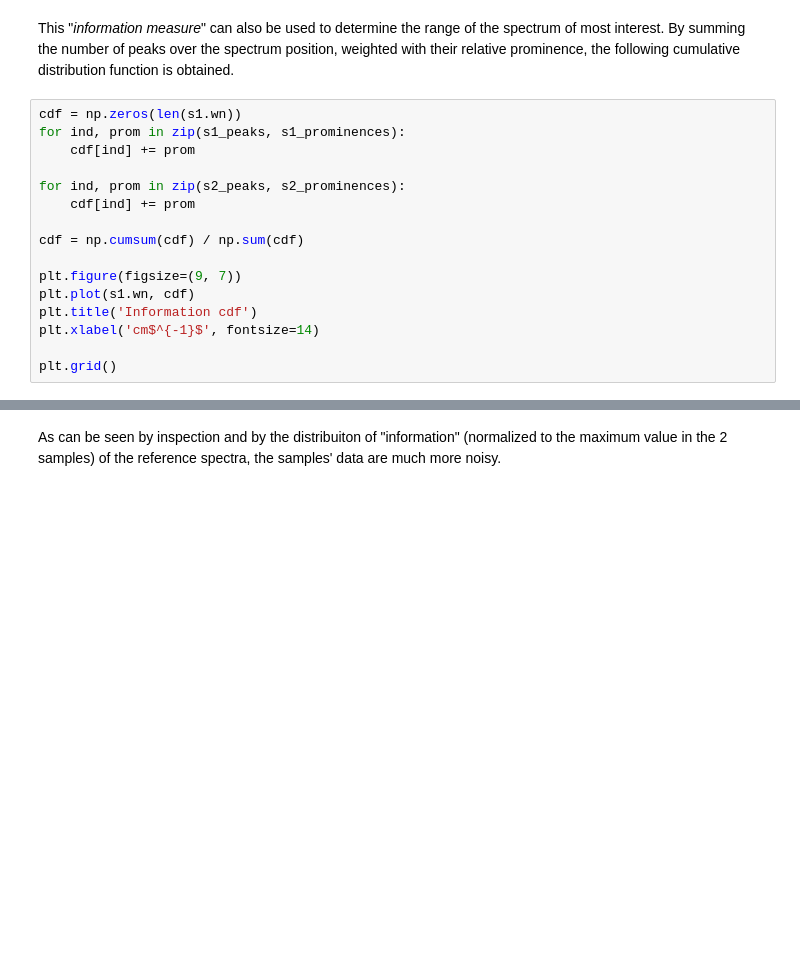
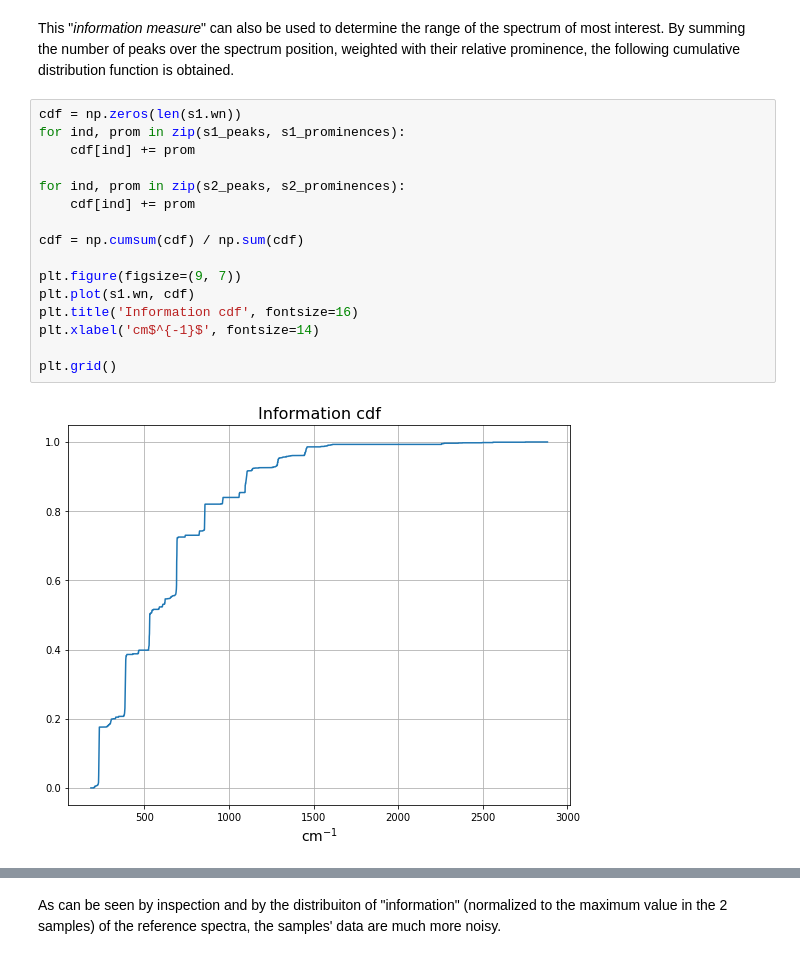
Before and after one commit to muuusso/ds-exam, a Jupyter notebook: report.ipynb, the cells around one changed output, grey strips where cells are left out. Saved outputs shown, nothing was run; the diff lists cells and outputs as text; blank space fills up the shorter version.

```diff
--- a/report.ipynb
+++ b/report.ipynb
@@ -173,19 +181,21 @@ cumulative distribution function is obtained.
 # %%
 cdf = np.zeros(len(s1.wn))
 for ind, prom in zip(s1_peaks, s1_prominences):
     cdf[ind] += prom
 
 for ind, prom in zip(s2_peaks, s2_prominences):
     cdf[ind] += prom
 
 cdf = np.cumsum(cdf) / np.sum(cdf)
 
 plt.figure(figsize=(9, 7))
 plt.plot(s1.wn, cdf)
-plt.title('Information cdf')
+plt.title('Information cdf', fontsize=16)
 plt.xlabel('cm$^{-1}$', fontsize=14)
 
 plt.grid()
+# %% [output]
+[figure, added]
 # %%
 reference_path = os.path.join('data', 'Database Raman')
 
```
Also changed, not shown: parts of 16 cells of this notebook, 3 other files.
